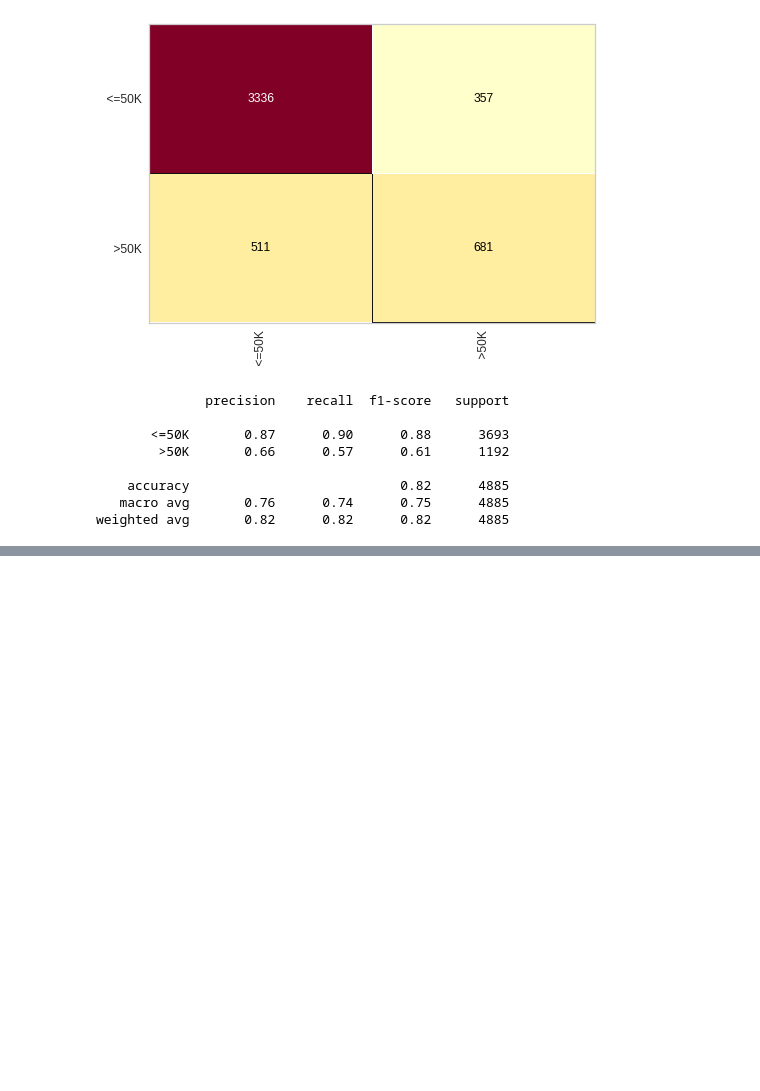
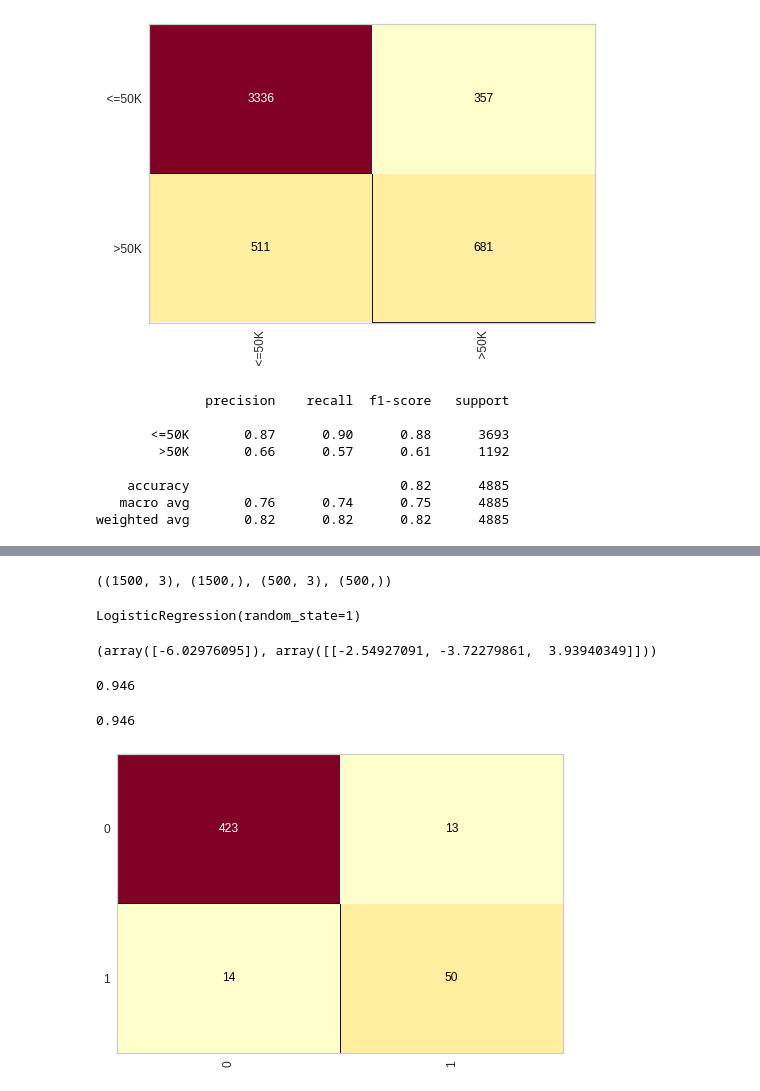
Before and after one commit to luhenr/processamentoDados-ML, a Jupyter notebook: DSML.ipynb, the cells around one changed output, grey strips where cells are left out. Saved outputs shown, nothing was run; the diff lists cells and outputs as text; code cells hidden in the pictures; blank space fills up the shorter version.

```diff
--- a/DSML.ipynb
+++ b/DSML.ipynb
@@ -1196,0 +1203,4 @@ weighted avg       0.82      0.82      0.82      4885
+# %%
+import pickle
+with open('risco_credito.pkl', 'rb') as f:
+  x_risco_credito, y_risco_credito = pickle.load(f)
@@ -1196,0 +1240,16 @@ weighted avg       0.82      0.82      0.82      4885
+# %%
+with open('credit.pkl', 'rb') as f:
+  x_credit_treinamento, y_credit_treinamento, x_credit_teste, y_credit_teste = pickle.load(f)
+# %%
+x_credit_treinamento.shape, y_credit_treinamento.shape, x_credit_teste.shape, y_credit_teste.shape
+# %% [output]
+((1500, 3), (1500,), (500, 3), (500,))
+# %%
+logistic_credit = LogisticRegression(random_state = 1)
+logistic_credit.fit(x_credit_treinamento, y_credit_treinamento)#criando parametro b0
+# %% [output]
+LogisticRegression(random_state=1)
+# %%
+logistic_credit.intercept_, logistic_credit.coef_
+# %% [output]
+(array([-6.02976095]), array([[-2.54927091, -3.72279861,  3.93940349]]))
@@ -1196,0 +1258,13 @@ weighted avg       0.82      0.82      0.82      4885
+# %%
+from sklearn.metrics import accuracy_score, classification_report
+accuracy_score(y_credit_teste, previsoes)
+# %% [output]
+0.946
+# %%
+from yellowbrick.classifier import ConfusionMatrix
+cm = ConfusionMatrix(logistic_credit)
+cm.fit(x_credit_treinamento, y_credit_treinamento)
+cm.score(x_credit_teste, y_credit_teste)
+# %% [output]
+0.946
+[figure, added]
```
Also changed, not shown: parts of 38 cells of this notebook.
